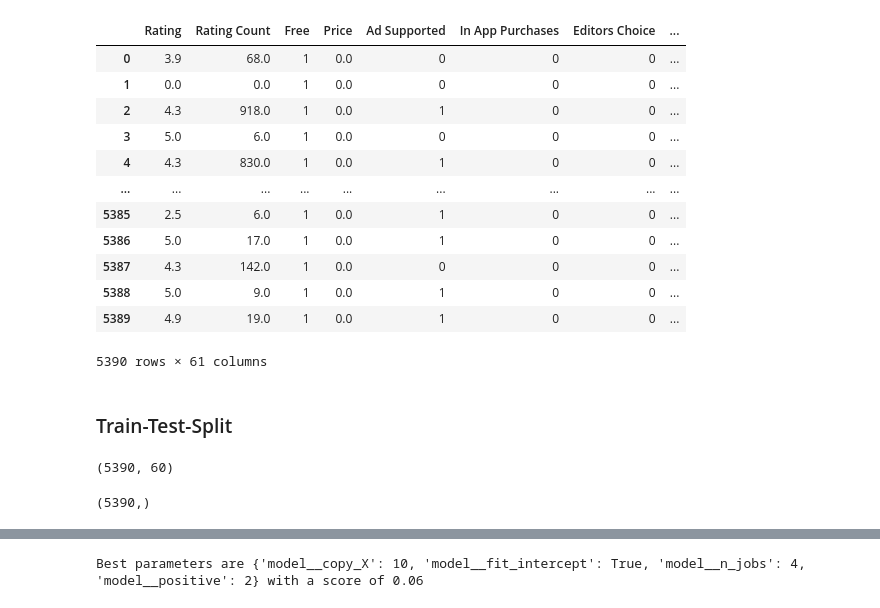
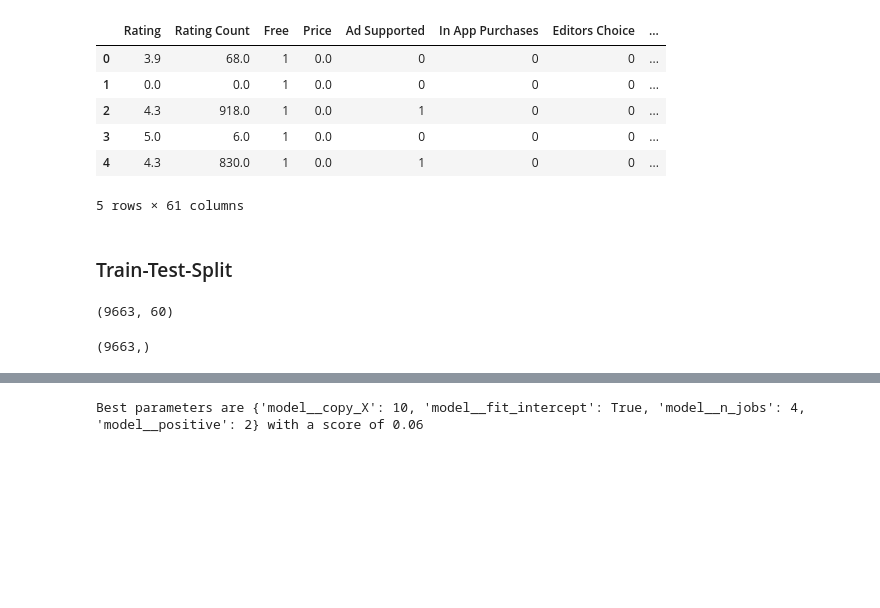
Before and after one commit to LouLan99/User-Rating-Prediction-Model, a Jupyter notebook: notebooks/04-modelling Linear regression with pipeline and gridsearch.ipynb, the cells around one changed output, grey strips where cells are left out. Saved outputs shown, nothing was run; the diff lists cells and outputs as text; code cells hidden in the pictures; blank space fills up the shorter version.

```diff
--- a/notebooks/04-modelling Linear regression with pipeline and gridsearch.ipynb
+++ b/notebooks/04-modelling Linear regression with pipeline and gridsearch.ipynb
@@ -12,22 +12,16 @@ from sklearn.model_selection import GridSearchCV
 from sklearn.decomposition import PCA
 from sklearn.metrics import mean_squared_error
 # %%
-df_modeling = pd.read_csv(filepath_or_buffer= "../data/Dataset_for_modeling2.csv")
-df_modeling
+df_modeling = pd.read_csv(filepath_or_buffer= "../data/Dataset_for_modeling.csv")
+df_modeling.head()
 # %% [output]
 |  | Rating | Rating Count | Free | Price | Ad Supported | In App Purchases | Editors Choice | ... |
 | 0 | 3.9 | 68.0 | 1 | 0.0 | 0 | 0 | 0 | ... |
 | 1 | 0.0 | 0.0 | 1 | 0.0 | 0 | 0 | 0 | ... |
 | 2 | 4.3 | 918.0 | 1 | 0.0 | 1 | 0 | 0 | ... |
 | 3 | 5.0 | 6.0 | 1 | 0.0 | 0 | 0 | 0 | ... |
 | 4 | 4.3 | 830.0 | 1 | 0.0 | 1 | 0 | 0 | ... |
-| ... | ... | ... | ... | ... | ... | ... | ... | ... |
-| 5385 | 2.5 | 6.0 | 1 | 0.0 | 1 | 0 | 0 | ... |
-| 5386 | 5.0 | 17.0 | 1 | 0.0 | 1 | 0 | 0 | ... |
-| 5387 | 4.3 | 142.0 | 1 | 0.0 | 0 | 0 | 0 | ... |
-| 5388 | 5.0 | 9.0 | 1 | 0.0 | 1 | 0 | 0 | ... |
-| 5389 | 4.9 | 19.0 | 1 | 0.0 | 1 | 0 | 0 | ... |
-5390 rows × 61 columns
+5 rows × 61 columns
 # %% [markdown]
 ### Train-Test-Split
 # %%
@@ -36,11 +30,11 @@ y = df_modeling['Rating']
 # %%
 X.shape
 # %% [output]
-(5390, 60)
+(9663, 60)
 # %%
 y.shape
 # %% [output]
-(5390,)
+(9663,)
 # %%
 X_train, X_test, y_train, y_test = train_test_split (X, y, test_size= 0.2, random_state = 1234)
 # %%
```
Also changed, not shown: parts of 14 cells of this notebook.
